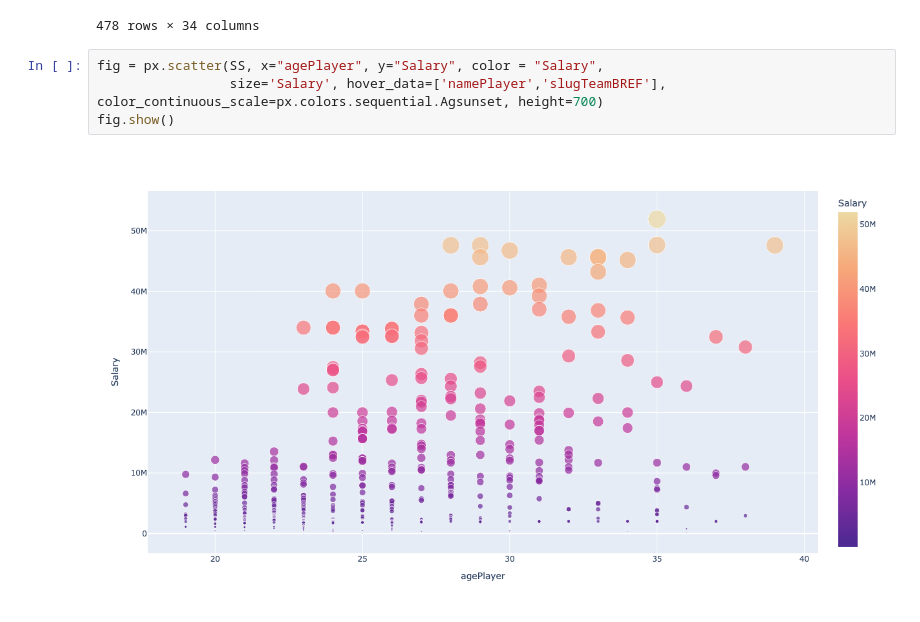
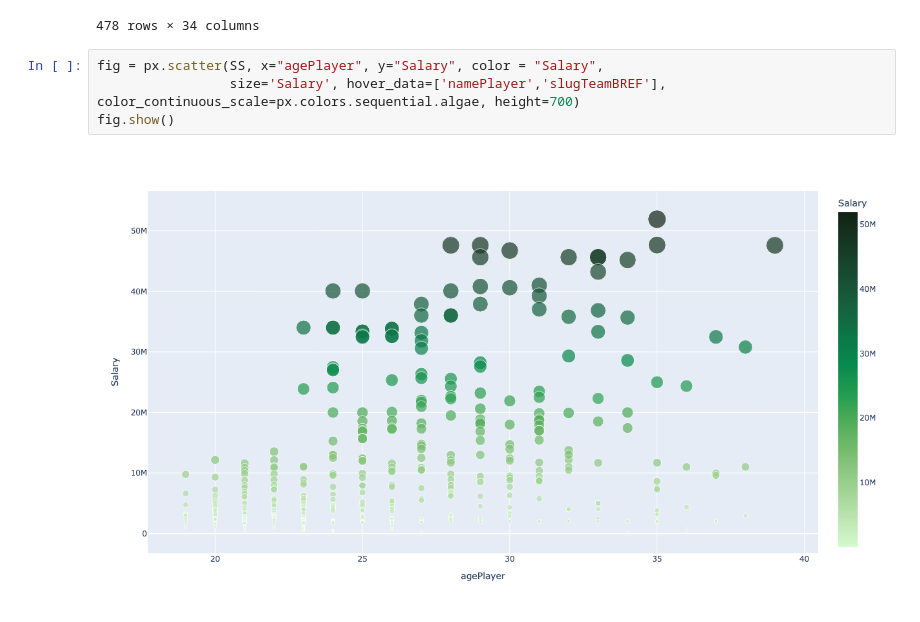
Before and after one commit to m-1806/nba, a Jupyter notebook: M.ipynb, the cells around one changed output. Drawn from its saved outputs; the diff is of its cells as text.

```diff
--- a/M.ipynb
+++ b/M.ipynb
@@ -257,7 +257,7 @@ SS
 478 rows × 34 columns
 # %%
 fig = px.scatter(SS, x="agePlayer", y="Salary", color = "Salary",
-                 size='Salary', hover_data=['namePlayer','slugTeamBREF'], color_continuous_scale=px.colors.sequential.Agsunset, height=700)
+                 size='Salary', hover_data=['namePlayer','slugTeamBREF'], color_continuous_scale=px.colors.sequential.algae, height=700)
 fig.show()
 # %% [output]
-[figure, old version]
+[figure, new version]
```
Also changed, not shown: parts of 2 cells of this notebook.
